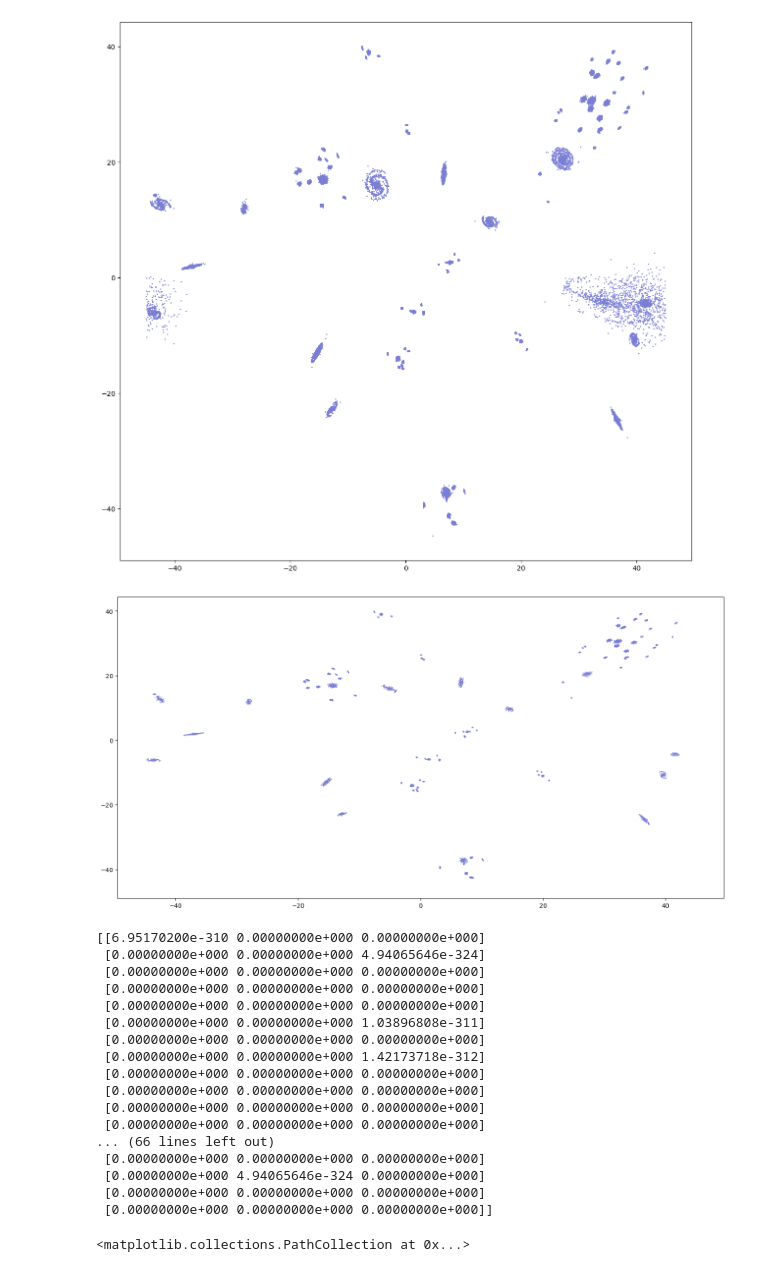
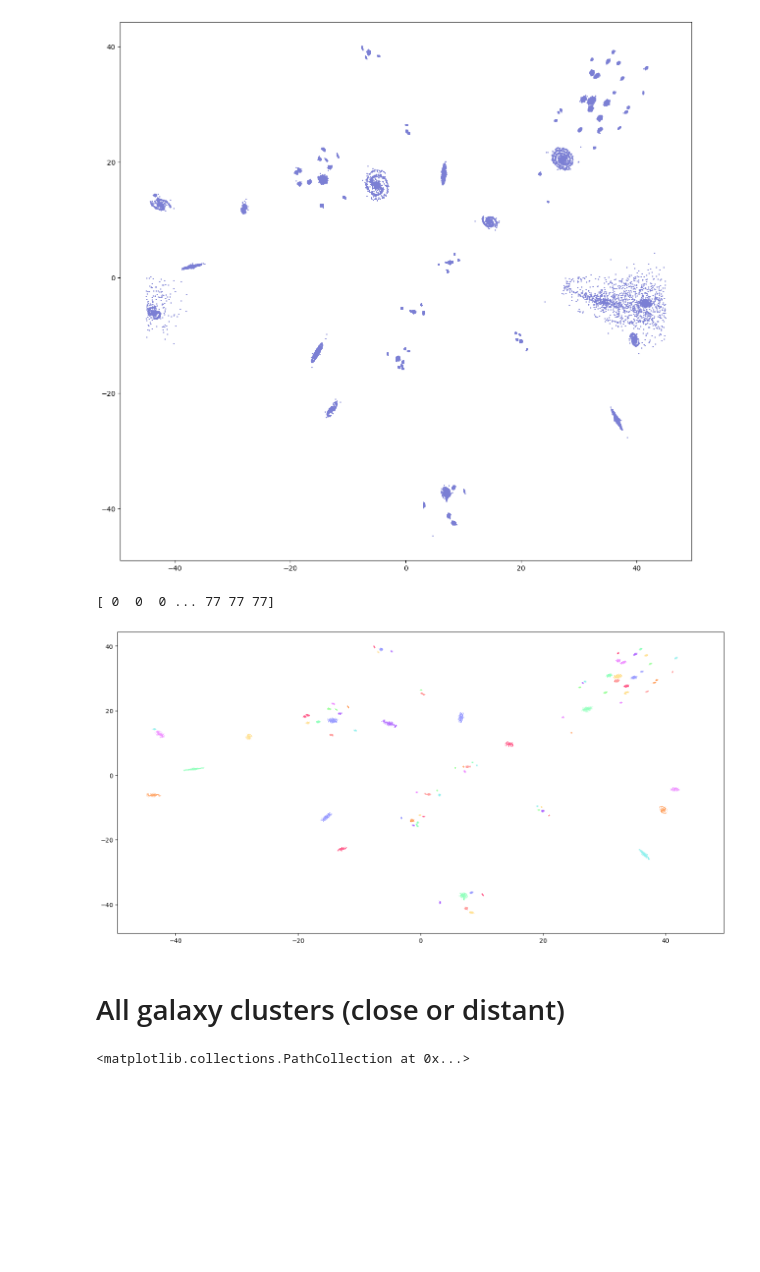
Before and after one commit to nicomii/astro_ladder, a Jupyter notebook: final/galaxy_finder.ipynb, the cells around one changed output. Cells and saved outputs as stored; diff of their text form; code cells hidden in the pictures; blank space fills up the shorter version.

```diff
--- a/final/galaxy_finder.ipynb
+++ b/final/galaxy_finder.ipynb
@@ -23,31 +23,38 @@ plt.show()
 # %% [output]
 [figure]
 # %%
+
 from sklearn import cluster
 import numpy as np
 
 coords = np.ndarray((len(equats), 2))
 for i, equat in enumerate(equats):
     coords[i] = [equat, polars[i]]
 
 clustering = cluster.DBSCAN(eps=0.3, min_samples=40, n_jobs=-1).fit(coords)
 
 labels = clustering.labels_
+print(labels)
+
+colours = ['#ffe396', '#ffa1a1', '#a2ffa1', '#91f2ef', '#f196ff',
+          '#ffa96b', '#94ffbf', '#9c9fff', '#ff6390', '#b570ff']
 
 fig, ax = plt.subplots(figsize=(18, 9))
 
 for clust in range(0, max(labels) + 1):
+    colour = colours[clust%len(colours)]
 
     Xk = coords[labels == clust]
-    ax.scatter(Xk[:, 0], Xk[:, 1], alpha=0.8, color= '#7b7fd4', s=0.7, linewidths=0)
+    ax.scatter(Xk[:, 0], Xk[:, 1], alpha=0.8, color= colour, s=0.7, linewidths=0)
 
 ax.scatter(coords[labels == -1, 0], coords[labels == -1, 1], c="w", alpha=0.3, s=0.02, linewidths=0)
 
 
 #ax.set_facecolor('#536b89')
 plt.show()
 # %% [output]
+[ 0  0  0 ... 77 77 77]
-[figure, old version]
+[figure, new version]
 # %%
 import os
 directory = os.path.abspath("") + f"\\{datapath}"
@@ -64,9 +74,11 @@ for clust in range(0, max(labels) + 1):
 
     clustername = 'Cheese'+ str(xcenter) +'Pizza'+ str(ycenter)+'Galaxy'
     data.to_csv(datapath + f'/Star Clusters/{clustername}.csv', index=None, sep=' ')
+# %% [markdown]
+# All galaxy clusters (close or distant)
 # %%
 positions = np.ndarray((max(labels), 3))
-print(positions)
+#print(labels)
 names = np.ndarray((max(labels)), dtype=object)
 
 for clust in range(0, max(labels)):
@@ -79,24 +91,6 @@ for clust in range(0, max(labels)):
     positions[clust] = [xcenter, ycenter, meanvel]
     clustername = 'Cheese'+ str(xcenter) +'Pizza'+ str(ycenter)+'Galaxy'
     names[clust] = clustername
-# %% [output]
-[[6.95170200e-310 0.00000000e+000 0.00000000e+000]
- [0.00000000e+000 0.00000000e+000 4.94065646e-324]
- [0.00000000e+000 0.00000000e+000 0.00000000e+000]
- [0.00000000e+000 0.00000000e+000 0.00000000e+000]
- [0.00000000e+000 0.00000000e+000 0.00000000e+000]
- [0.00000000e+000 0.00000000e+000 1.03896808e-311]
- [0.00000000e+000 0.00000000e+000 0.00000000e+000]
- [0.00000000e+000 0.00000000e+000 1.42173718e-312]
- [0.00000000e+000 0.00000000e+000 0.00000000e+000]
- [0.00000000e+000 0.00000000e+000 0.00000000e+000]
- [0.00000000e+000 0.00000000e+000 0.00000000e+000]
- [0.00000000e+000 0.00000000e+000 0.00000000e+000]
-... (66 lines left out)
- [0.00000000e+000 0.00000000e+000 0.00000000e+000]
- [0.00000000e+000 4.94065646e-324 0.00000000e+000]
- [0.00000000e+000 0.00000000e+000 0.00000000e+000]
- [0.00000000e+000 0.00000000e+000 0.00000000e+000]]
 # %%
 fig, ax = plt.subplots(figsize=(18, 9))
 ax.scatter(positions[:, 0], positions[:, 1], c='#7b7fd4')
```
Also changed, not shown: parts of 16 cells of this notebook, 6 other files.
